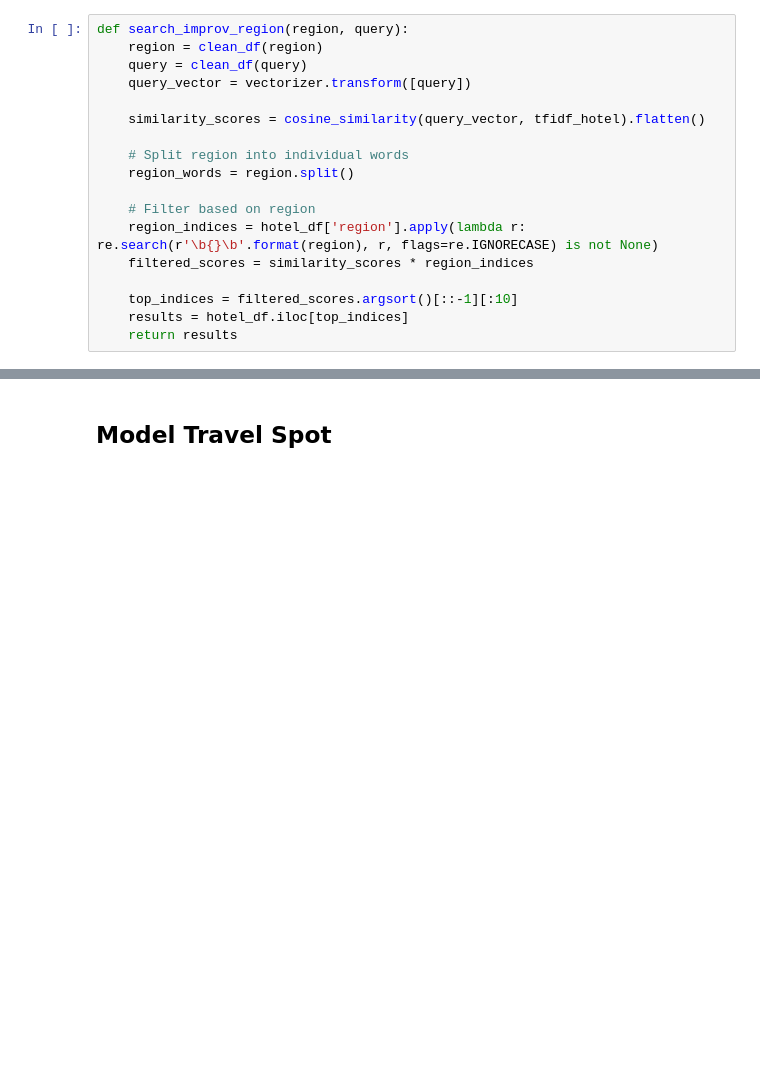
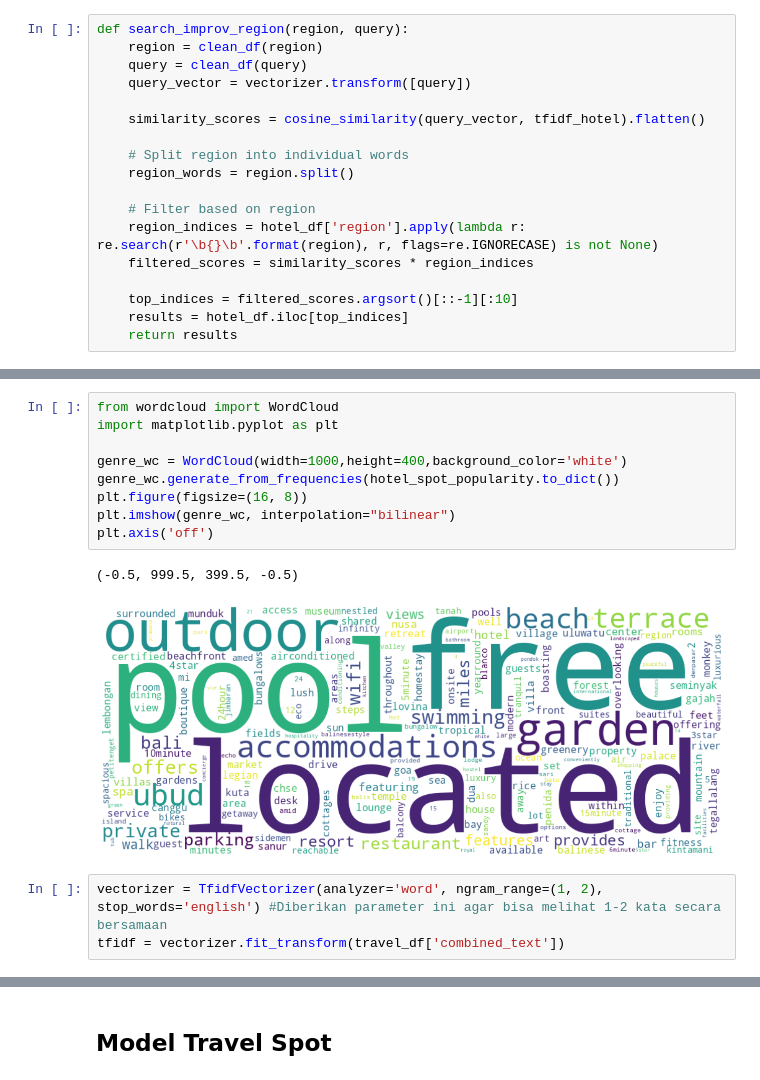
Before and after one commit to travelah/travelah-ml, a Jupyter notebook: Travelah_Model.ipynb, the cells around one changed output, grey strips where cells are left out. Drawn from its saved outputs; the diff is of its cells as text; blank space fills up the shorter version.

```diff
--- a/Travelah_Model.ipynb
+++ b/Travelah_Model.ipynb
@@ -816,0 +897,15 @@ display(widgets.VBox([region_input, place_input]), place_list)
+# %%
+from wordcloud import WordCloud
+import matplotlib.pyplot as plt
+
+genre_wc = WordCloud(width=1000,height=400,background_color='white')
+genre_wc.generate_from_frequencies(hotel_spot_popularity.to_dict())
+plt.figure(figsize=(16, 8))
+plt.imshow(genre_wc, interpolation="bilinear")
+plt.axis('off')
+# %% [output]
+(-0.5, 999.5, 399.5, -0.5)
+[figure, added]
+# %%
+vectorizer = TfidfVectorizer(analyzer='word', ngram_range=(1, 2), stop_words='english') #Diberikan parameter ini agar bisa melihat 1-2 kata secara bersamaan
+tfidf = vectorizer.fit_transform(travel_df['combined_text'])
```
Also changed, not shown: parts of 55 cells of this notebook.
